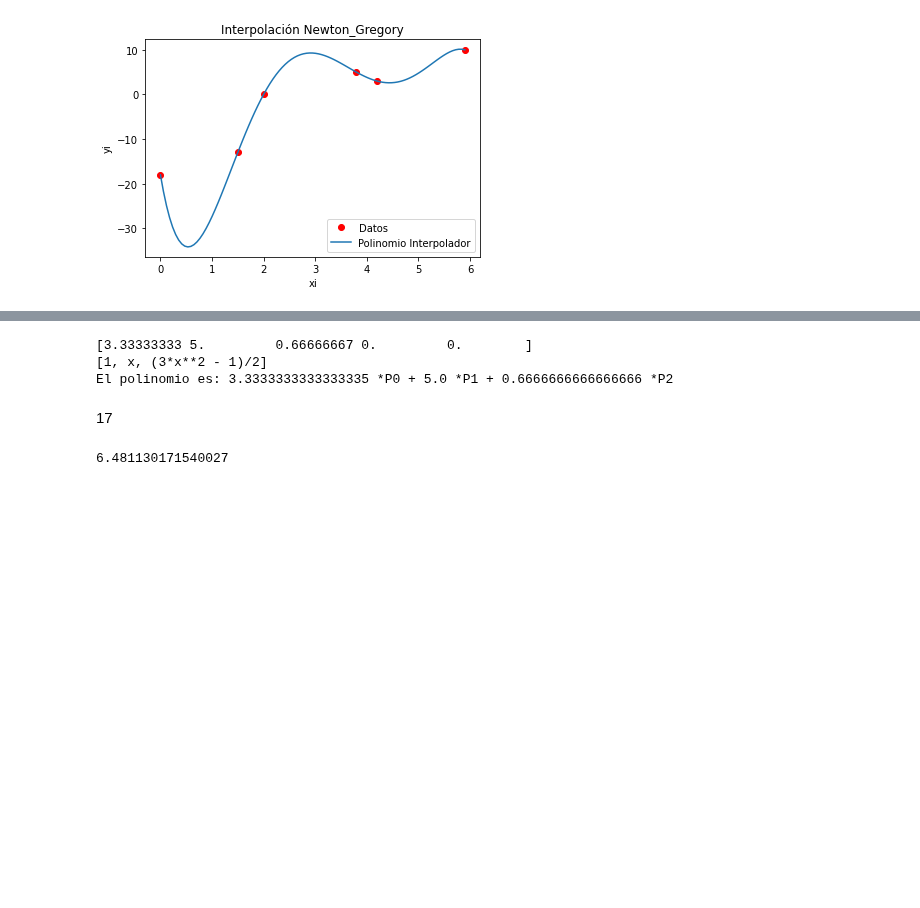
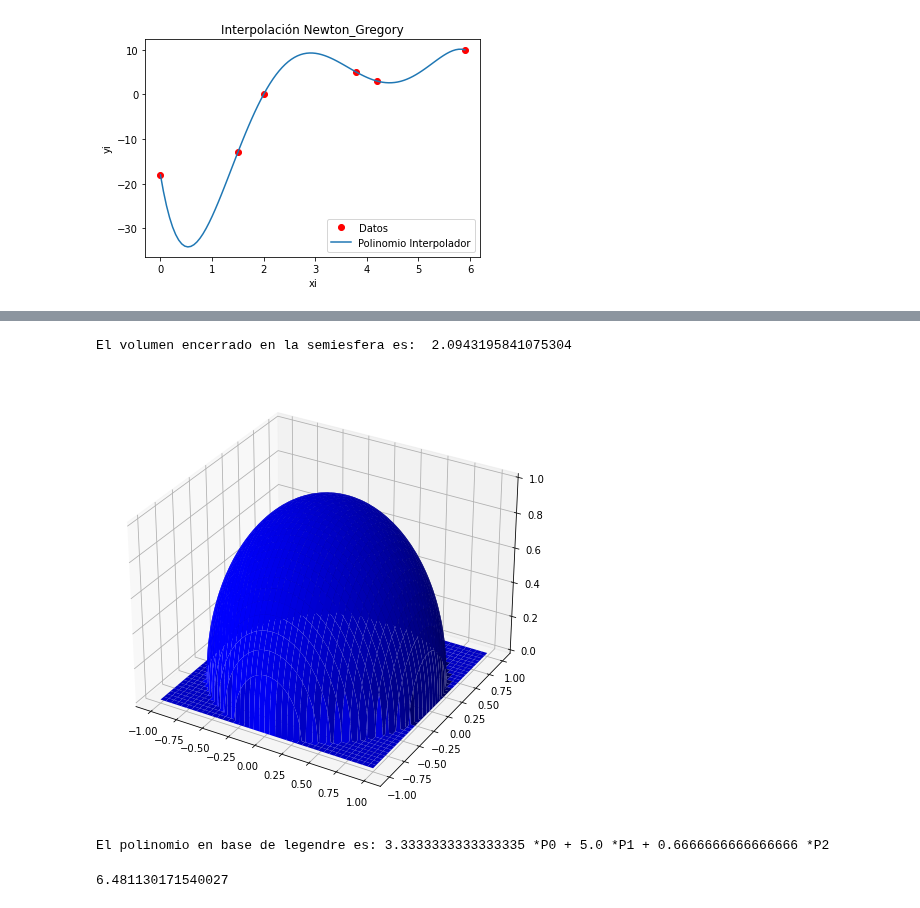
Before and after one commit to Sebaspm05/Metodos1_JuanpabonMarciaortiz, a Jupyter notebook: Taller metodos 2/TALLER_2_METODOS.ipynb, the cells around one changed output, grey strips where cells are left out. Cells and saved outputs as stored; diff of their text form; code cells hidden in the pictures; blank space fills up the shorter version.

```diff
--- a/Taller metodos 2/TALLER_2_METODOS.ipynb
+++ b/Taller metodos 2/TALLER_2_METODOS.ipynb
@@ -218,22 +195,3 @@ grafica = graficar (xi,yi,pxi,pfi)
 # %% [output]
 -0.0554912422401579*x**2 + 0.363970234266202*x + 2.22044604925031e-16
 [figure]
-# %%
-#SUPERCONDUCTIVIDAD
-def funcion (x, T, dT=0):
-  return (np.tanh(np.sqrt(x**2+dT**2))*(300/2*T))/np.sqrt(x**2+dT**2)
-
-Raices, Pesos = np.polynomial.legendre.leggauss(20)
-
-temps= [1,2,3,4,5,6,7,8,9,10,11,12,13,14,15,16,17,18,19,20]
-Tc=0
-tempetature=[]
-for j in temps:
-  suma=0
-  for i in range(20):
-    valor = Pesos[i]*funcion(Raices[i],j)
-    suma+=valor
-    if i == 19:
-      tempetature.append(suma)
-
-tempetature
@@ -351,3 +309,44 @@ Problemas: 1,3,19
+# %%
+#7
+n = 200
+x = np.linspace(-1,1,n+1)
+y = np.linspace(-1,1,n+1)
+a = 0.
+b = x[-1]
+R = 1
+
+def f(x,y,R=1.):
+    z = R**2 - x**2 - y**2
+    if z <= 0.:
+        return 0.
+    else:
+        return np.sqrt(z)
+f = np.vectorize(f)
+X,Y = np.meshgrid(x,y)
+Z = f(X,Y)
+fig = plt.figure(figsize=(8,8))
+ax = fig.add_subplot(111,projection='3d')
+ax.plot_surface(X,Y,Z,color="b")
+
+area=(x[1]-x[0])*(y[1]-y[0])
+volumen=0
+
+for i in range(len(x)):
+    for j in range(len(y)):
+        p_1=f(x[i],y[j])
+        p_2=f(x[i-1],y[j])
+        p_3=f(x[i-1],y[j-1])
+        p_4=f(x[i],y[j-1])
+
+        if p_1 in Z and p_2 in Z and p_3 in Z and p_4 in Z:
+            promedio=(p_1+p_2+p_3+p_4)/4
+            vol_i=promedio*area
+            volumen+=vol_i
+
+print("El volumen encerrado en la semiesfera es: ",volumen)
+# %% [output]
+El volumen encerrado en la semiesfera es:  2.0943195841075304
+[figure, added]
 # %%
 #14
 x = sym.Symbol('x',real=True)
@@ -370,18 +369,13 @@ for i in range(len(coeficiente)):
   integrar = (integrate(polinomio,(x,-1,1)))/2
   coeficiente[i] = (2*i+1)*integrar
 
-print(coeficiente)
+
 Polinomios = []
 for i in range(len(coeficiente)):
   if coeficiente[i] !=0.:
     Polinomios.append(Poly_legen(i,x,y))
-print(Polinomios)
 
-print("El polinomio es:",coeficiente[0],"*P0 +",coeficiente[1],"*P1 +",coeficiente[2],"*P2")
+print("El polinomio en base de legendre es:",coeficiente[0],"*P0 +",coeficiente[1],"*P1 +",coeficiente[2],"*P2")
 # %% [output]
-[3.33333333 5.         0.66666667 0.         0.        ]
-[1, x, (3*x**2 - 1)/2]
-El polinomio es: 3.3333333333333335 *P0 + 5.0 *P1 + 0.6666666666666666 *P2
+El polinomio en base de legendre es: 3.3333333333333335 *P0 + 5.0 *P1 + 0.6666666666666666 *P2
-# %% [markdown]
-17
 # %%
```
Also changed, not shown: parts of 23 cells of this notebook.
